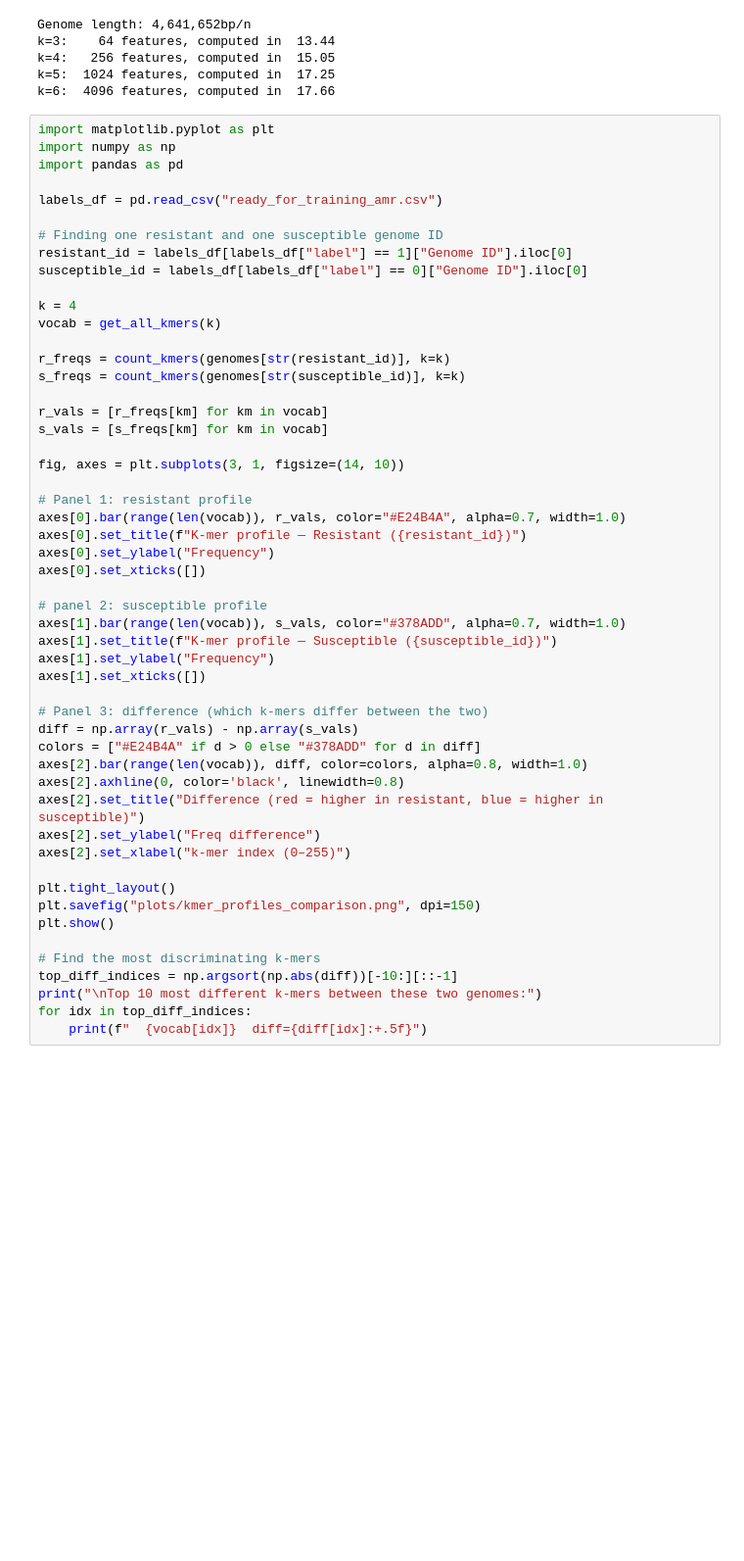
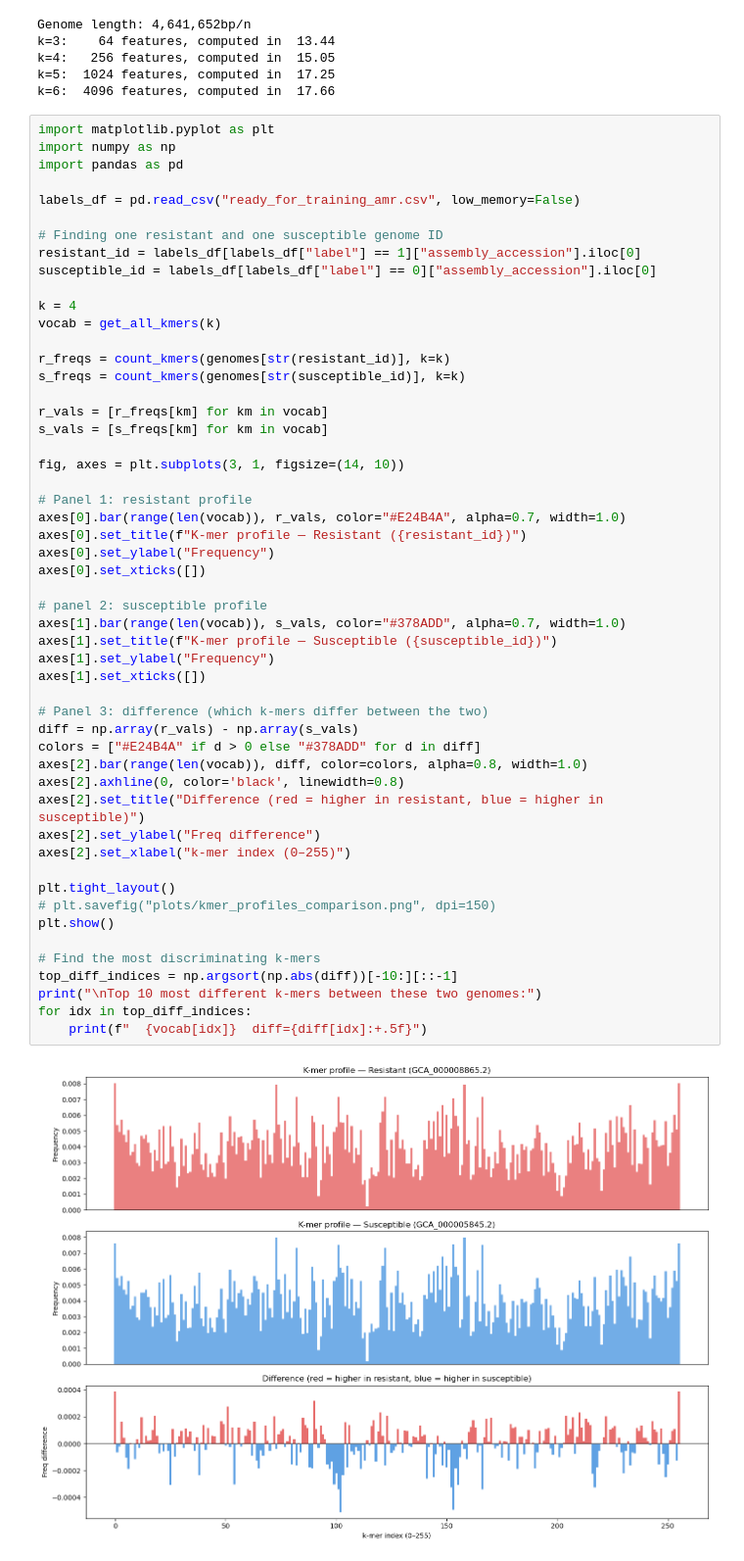
Before and after one commit to emmanuelakinmokun/ciprofloxacin-rf-prediction, a Jupyter notebook: amr-project.ipynb, the cells around one changed output. Shown at 98% size. Cells and saved outputs as stored; diff of their text form; blank space fills up the shorter version.

Commit message:
Bug fixed, Rendered the plot

```diff
--- a/amr-project.ipynb
+++ b/amr-project.ipynb
@@ -761,11 +761,11 @@ import matplotlib.pyplot as plt
 import numpy as np
 import pandas as pd
 
-labels_df = pd.read_csv("ready_for_training_amr.csv")
+labels_df = pd.read_csv("ready_for_training_amr.csv", low_memory=False)
 
 # Finding one resistant and one susceptible genome ID
-resistant_id = labels_df[labels_df["label"] == 1]["Genome ID"].iloc[0]
-susceptible_id = labels_df[labels_df["label"] == 0]["Genome ID"].iloc[0]
+resistant_id = labels_df[labels_df["label"] == 1]["assembly_accession"].iloc[0]
+susceptible_id = labels_df[labels_df["label"] == 0]["assembly_accession"].iloc[0]
 
 k = 4
 vocab = get_all_kmers(k)
@@ -781,31 +781,32 @@ fig, axes = plt.subplots(3, 1, figsize=(14, 10))
 # Panel 1: resistant profile
 axes[0].bar(range(len(vocab)), r_vals, color="#E24B4A", alpha=0.7, width=1.0)
 axes[0].set_title(f"K-mer profile — Resistant ({resistant_id})")
 axes[0].set_ylabel("Frequency")
 axes[0].set_xticks([])
 
 # panel 2: susceptible profile
 axes[1].bar(range(len(vocab)), s_vals, color="#378ADD", alpha=0.7, width=1.0)
 axes[1].set_title(f"K-mer profile — Susceptible ({susceptible_id})")
 axes[1].set_ylabel("Frequency")
 axes[1].set_xticks([])
 
 # Panel 3: difference (which k-mers differ between the two)
 diff = np.array(r_vals) - np.array(s_vals)
 colors = ["#E24B4A" if d > 0 else "#378ADD" for d in diff]
 axes[2].bar(range(len(vocab)), diff, color=colors, alpha=0.8, width=1.0)
 axes[2].axhline(0, color='black', linewidth=0.8)
 axes[2].set_title("Difference (red = higher in resistant, blue = higher in susceptible)")
 axes[2].set_ylabel("Freq difference")
 axes[2].set_xlabel("k-mer index (0–255)")
 
 plt.tight_layout()
-plt.savefig("plots/kmer_profiles_comparison.png", dpi=150)
+# plt.savefig("plots/kmer_profiles_comparison.png", dpi=150)
 plt.show()
 
 # Find the most discriminating k-mers
 top_diff_indices = np.argsort(np.abs(diff))[-10:][::-1]
 print("\nTop 10 most different k-mers between these two genomes:")
 for idx in top_diff_indices:
     print(f"  {vocab[idx]}  diff={diff[idx]:+.5f}")
 # %% [output]
+[figure, added]
```
Also changed, not shown: parts of 4 cells of this notebook.
